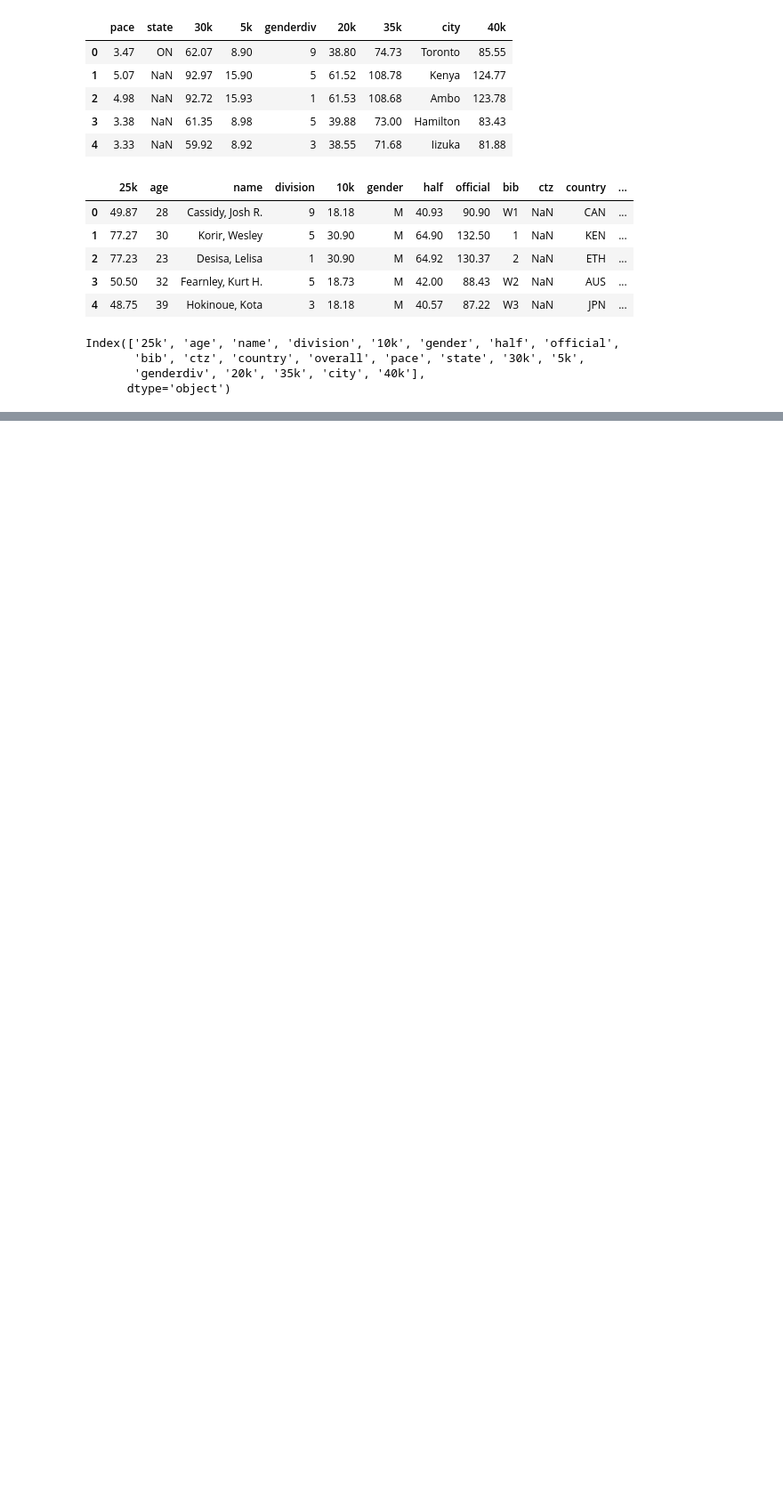
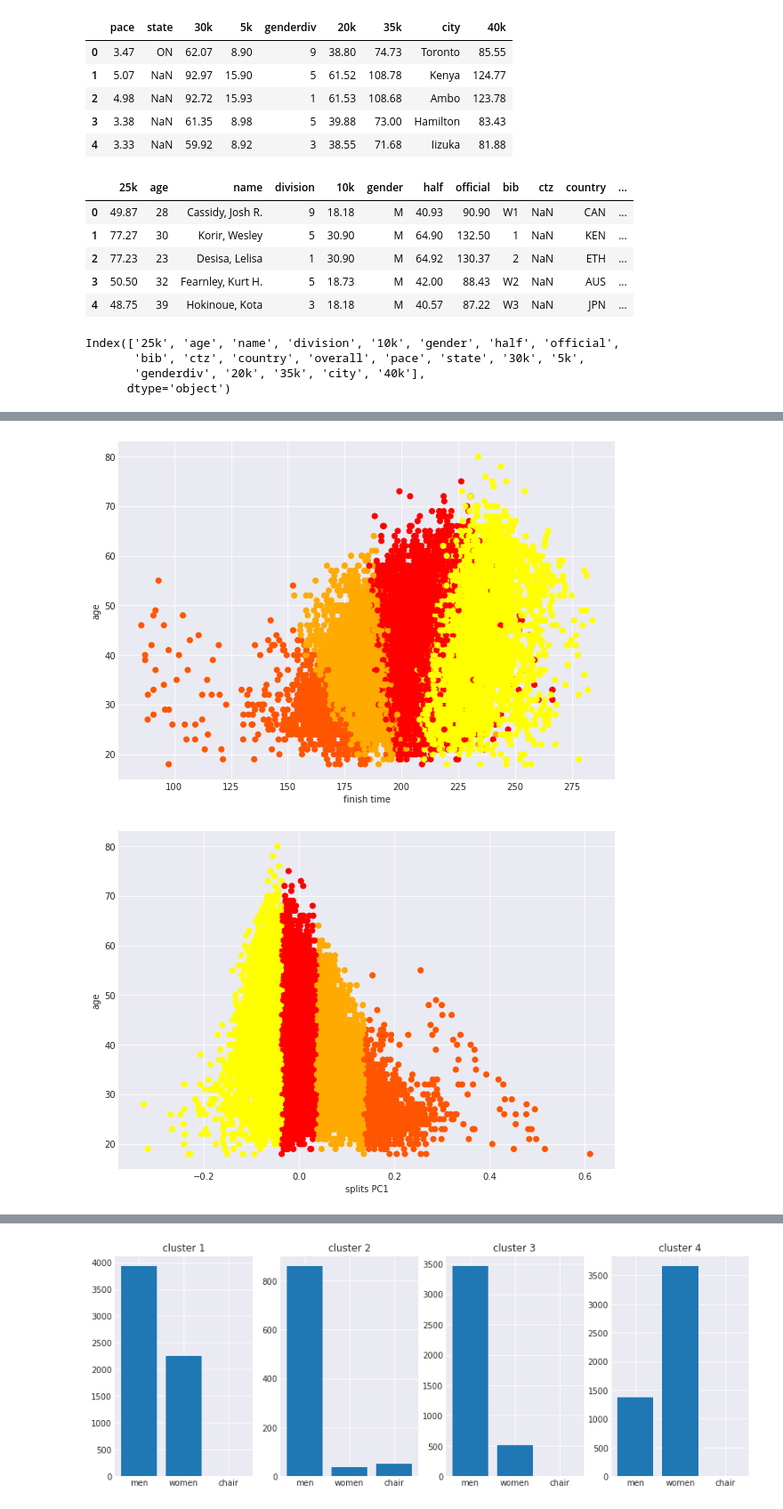
Before and after one commit to AlliedToasters/clustering_drills, a Jupyter notebook: runners.ipynb, the cells around one changed output, grey strips where cells are left out. Shown: that part at 89% size. Cells and saved outputs as stored; diff of their text form; code cells hidden in the pictures; blank space fills up the shorter version.

```diff
--- a/runners.ipynb
+++ b/runners.ipynb
@@ -102,0 +133,47 @@ plt.show();
+# %%
+def view_clusters(df, features, preds):
+    """Takes a dataframe in normal space (df), a frame with corresponding features (features),
+    and a fitted clusterer (clstr). Plots all kinds of good stuff.
+    Returns cluster assignments for fun.
+    """
+    df['cluster'] = preds
+    features['cluster'] = preds
+    plt.figure(figsize=(10, 7))
+    plt.scatter(df['official'], df.age, c=features.cluster)
+    plt.xlabel('finish time');
+    plt.ylabel('age');
+    plt.show();
+    plt.show();
+    plt.figure(figsize=(10, 7))
+    plt.scatter(features['splits1'], df.age, c=features.cluster)
+    plt.xlabel('splits PC1')
+    plt.ylabel('age')
+    plt.show();
+    clusters = list(df.cluster.unique())
+    plt.figure(figsize=(10, 6))
+    for clust in clusters:
+        plt.hist(df[df.cluster==clust].official, label='cluster {}'.format(clust+1), alpha=.8)
+
+    plt.hist(df.official, label='total distribution', alpha=.35, bins=30)
+    plt.legend();
+    plt.show();
+
+    fig, ax = plt.subplots(1, len(clusters), figsize=(14, 5));
+    for clust in clusters:
+        cluster = df[df.cluster==clust]
+        men = len(cluster[cluster.male==1])
+        women = len(cluster) - men
+        wheelchair = len(cluster[cluster.wheelchair == 1])
+        foot = len(cluster) - wheelchair
+        ax[clust].bar([1, 2, 3], [men, women, wheelchair])
+        ax[clust].set_title('cluster {}'.format(clust+1))
+        ax[clust].set_xticks([1, 2, 3])
+        ax[clust].set_xticklabels(['men', 'women', 'chair'])
+    plt.show();
+    return df.cluster
+# %%
+preds = clstr.predict(features[['splits1', 'splits2', 'age']])
+tuf = view_clusters(df, features, preds)
+# %% [output]
+[figure, added]
+[figure, added]
@@ -102,0 +181 @@ plt.show();
+[figure, added]
```
Also changed, not shown: parts of 20 cells of this notebook.
